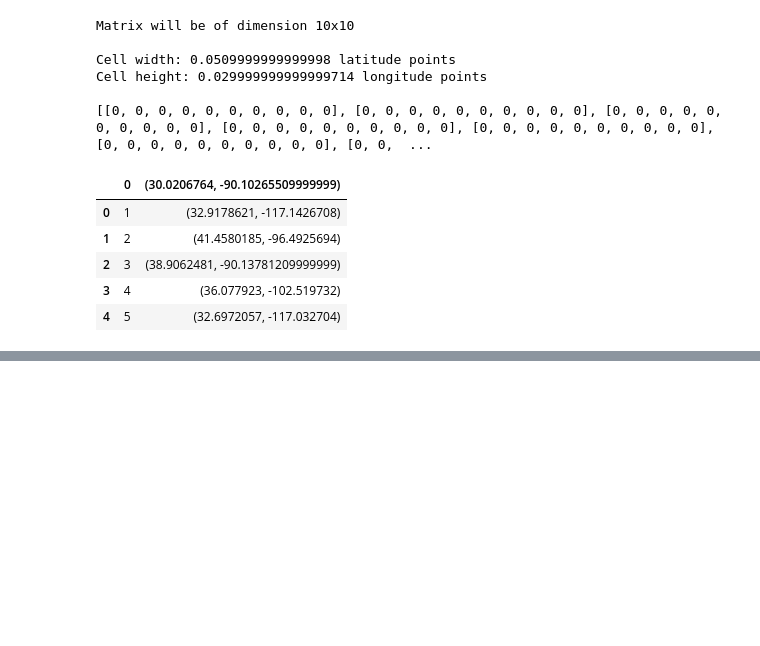
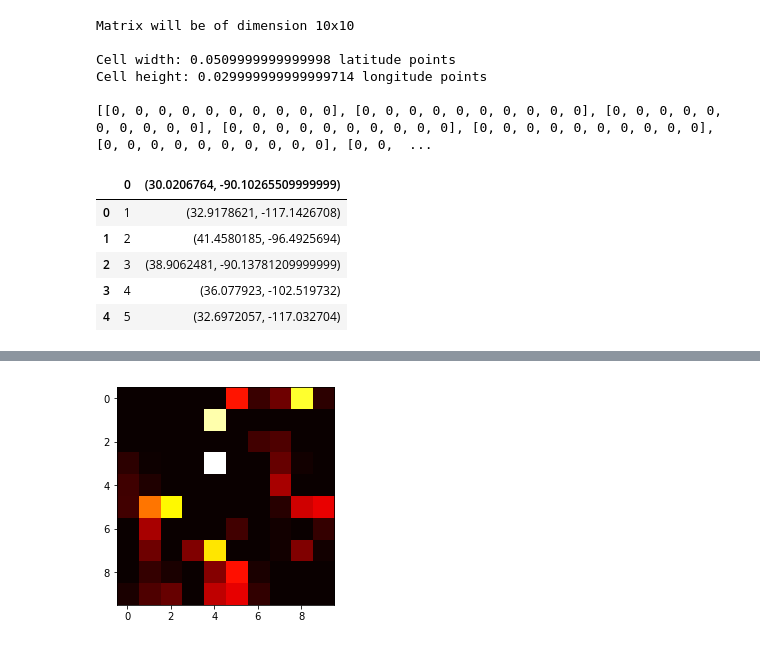
Before and after one commit to sarah-george/San-Diego-DUI-Crashes-and-Arrests, a Jupyter notebook: DUI_Notebook.ipynb, the cells around one changed output, grey strips where cells are left out. Drawn from its saved outputs; the diff is of its cells as text; code cells hidden in the pictures; blank space fills up the shorter version.

```diff
--- a/DUI_Notebook.ipynb
+++ b/DUI_Notebook.ipynb
@@ -301,0 +392,16 @@ for i in range(0,matrix_dim):
+# %%
+# HEATMAPPING Permits
+permit_matrix= [[0 for j in range(matrix_dim)] for i in range(matrix_dim)]
+for i in range(matrix_dim):
+    for j in range(matrix_dim):
+        in_list = matrix[i][j]
+        population = in_list[3]
+        if population == 0:
+            #cannot divide by 0
+            population = .001
+        permit_matrix[i][j] = in_list[2]/population
+
+plt.imshow(permit_matrix, cmap='hot', interpolation='nearest')
+plt.show()
+# %% [output]
+[figure, added]
```
Also changed, not shown: parts of 17 cells of this notebook.
